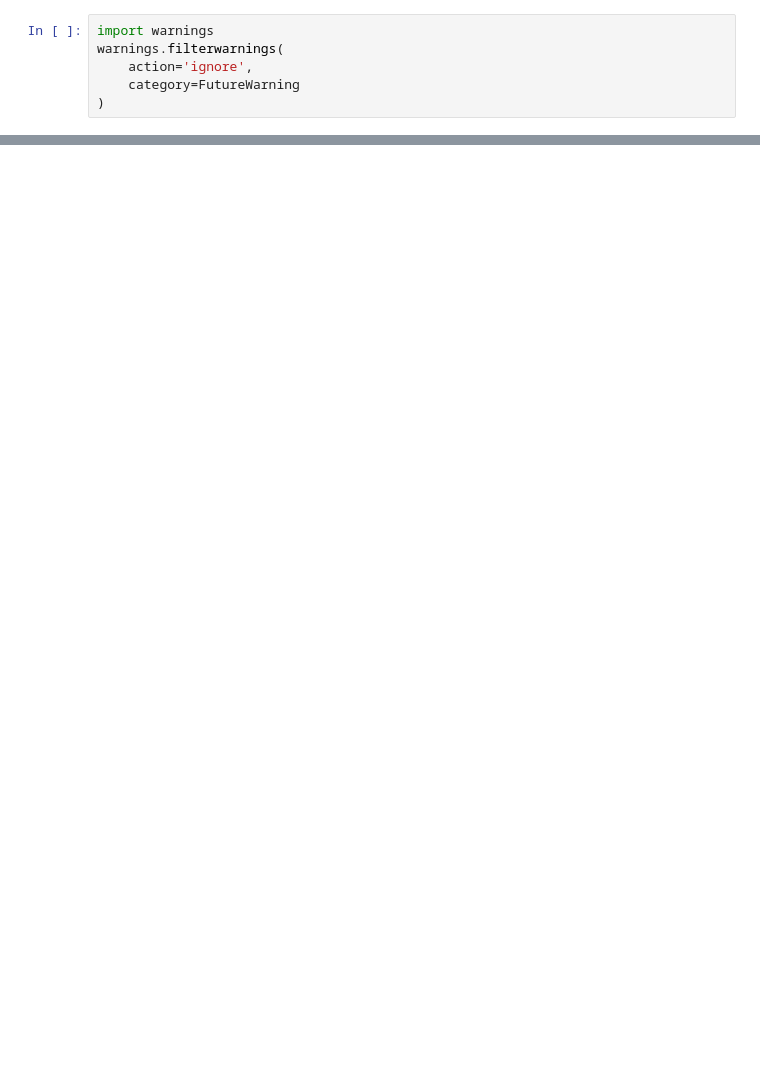
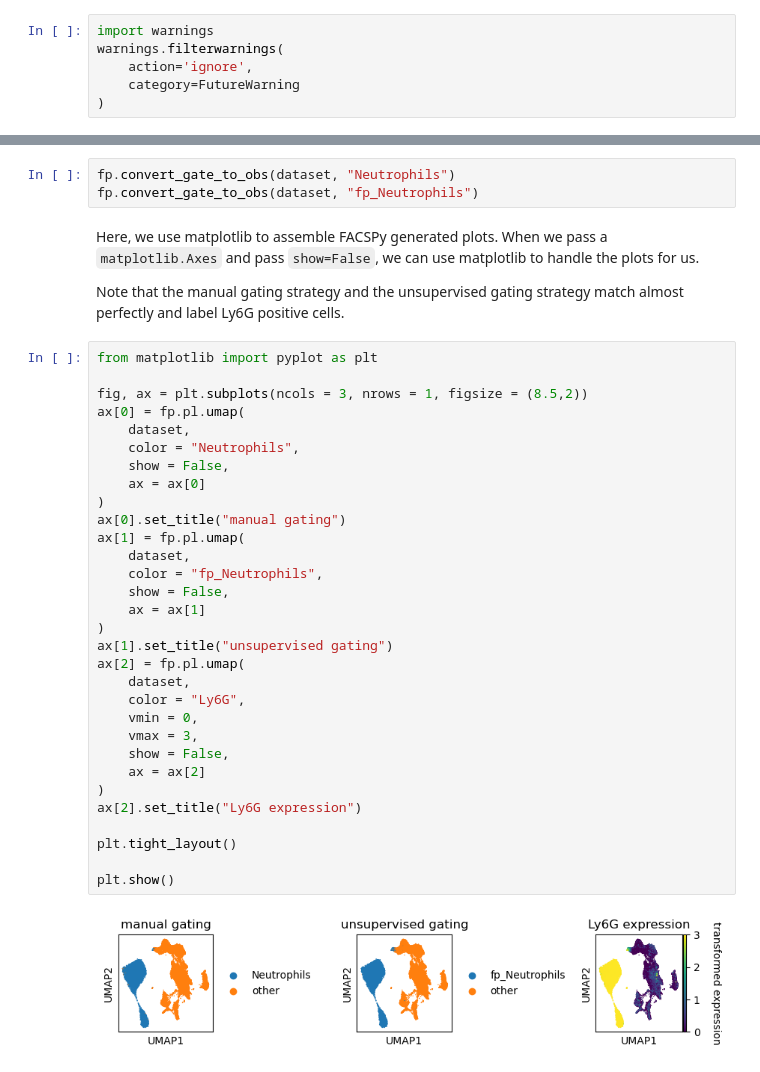
Before and after one commit to rgb-lab/FACSPy, a Jupyter notebook: vignettes/mouse_lineages/03_dataset_gating.ipynb, the cells around one changed output, grey strips where cells are left out. Saved outputs shown, nothing was run; the diff lists cells and outputs as text; blank space fills up the shorter version.

Commit message:
added vignette for semi-supervised gating

```diff
--- a/vignettes/mouse_lineages/03_dataset_gating.ipynb
+++ b/vignettes/mouse_lineages/03_dataset_gating.ipynb
@@ -485,0 +188,40 @@ Index(['root/cells', 'root/cells/singlets', 'root/cells/singlets/live',
+# %%
+fp.convert_gate_to_obs(dataset, "Neutrophils")
+fp.convert_gate_to_obs(dataset, "fp_Neutrophils")
+# %% [markdown]
+Here, we use matplotlib to assemble FACSPy generated plots. When we pass a `matplotlib.Axes` and pass `show=False`, we can use matplotlib to handle the plots for us.
+
+Note that the manual gating strategy and the unsupervised gating strategy match almost perfectly and label Ly6G positive cells.
+# %%
+from matplotlib import pyplot as plt
+
+fig, ax = plt.subplots(ncols = 3, nrows = 1, figsize = (8.5,2))
+ax[0] = fp.pl.umap(
+    dataset,
+    color = "Neutrophils",
+    show = False,
+    ax = ax[0]
+)
+ax[0].set_title("manual gating")
+ax[1] = fp.pl.umap(
+    dataset,
+    color = "fp_Neutrophils",
+    show = False,
+    ax = ax[1]
+)
+ax[1].set_title("unsupervised gating")
+ax[2] = fp.pl.umap(
+    dataset,
+    color = "Ly6G",
+    vmin = 0,
+    vmax = 3,
+    show = False,
+    ax = ax[2]
+)
+ax[2].set_title("Ly6G expression")
+
+plt.tight_layout()
+
+plt.show()
+# %% [output]
+[figure, added]
```
Also changed, not shown: parts of 74 cells of this notebook, 2 other files.
